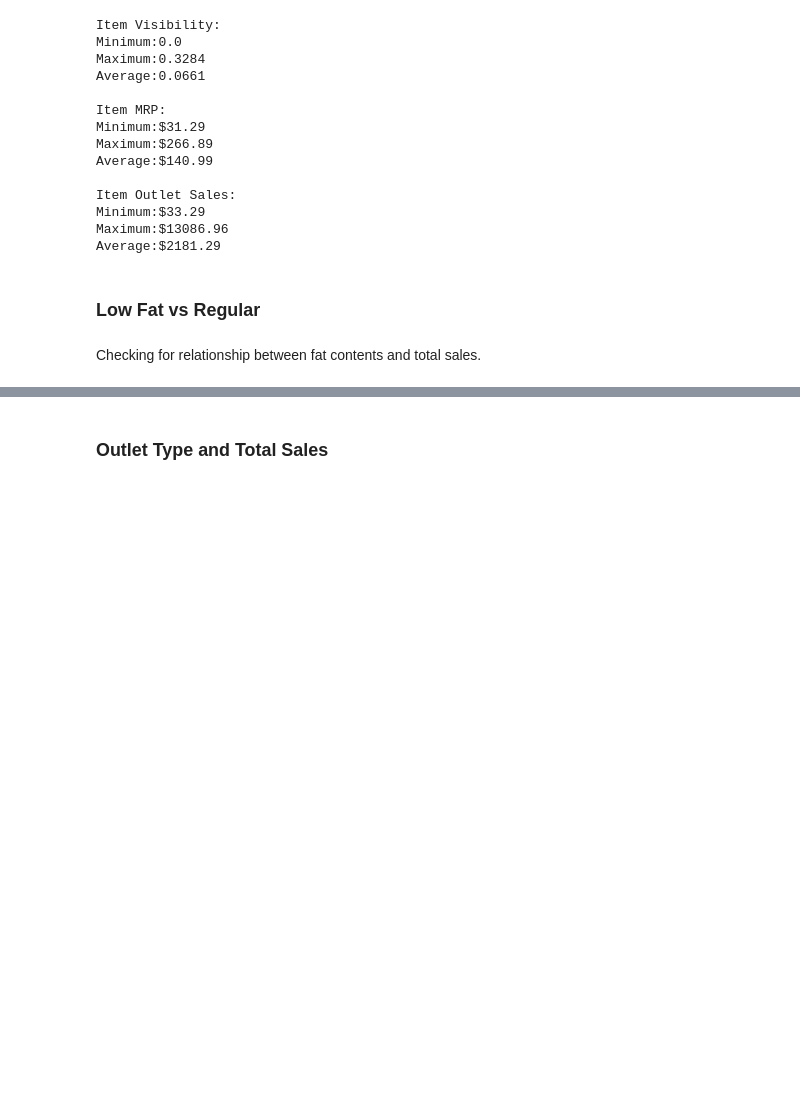
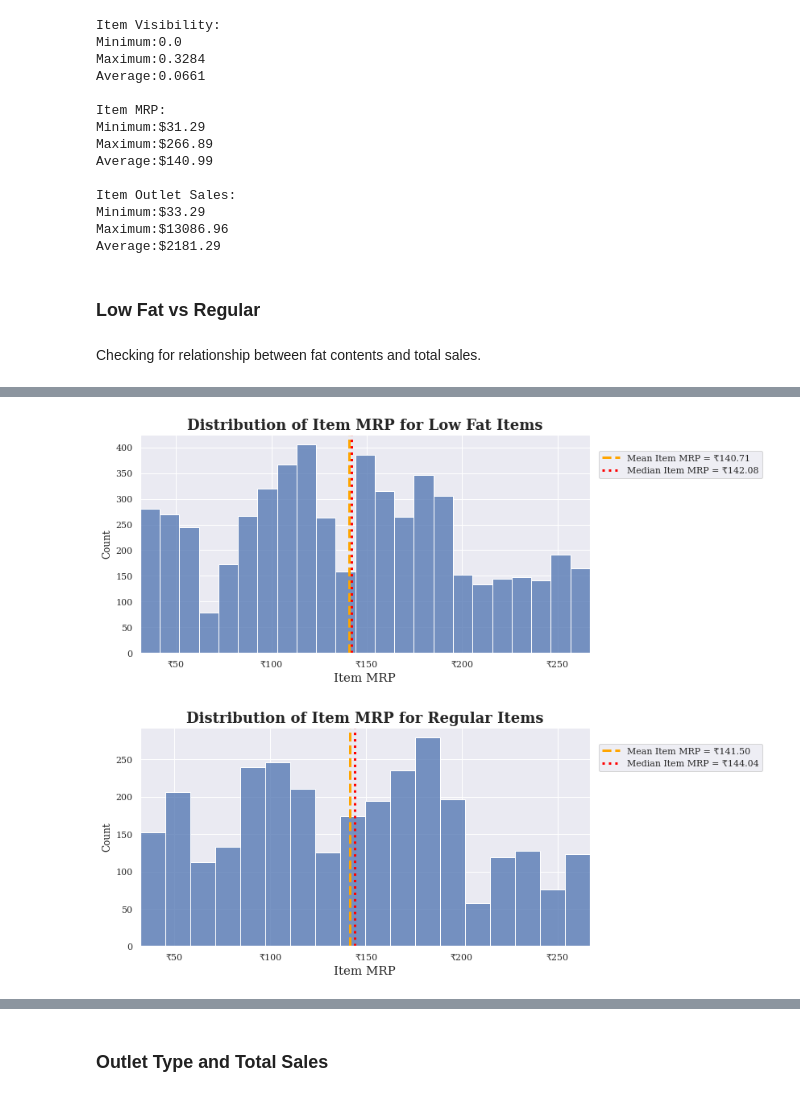
Before and after one commit to SantosAbimaelRomero/Sales-Preditions, a Jupyter notebook: Sales_Predictions_Project.ipynb, the cells around one changed output, grey strips where cells are left out. Drawn from its saved outputs; the diff is of its cells as text; code cells hidden in the pictures; blank space fills up the shorter version.

```diff
--- a/Sales_Predictions_Project.ipynb
+++ b/Sales_Predictions_Project.ipynb
@@ -358,0 +404,6 @@ sns.histplot(data = reg_fat, x = 'Item_Outlet_Sales', ax=axes[1], bins='auto')
+# %%
+fat_dist(low_fat, 'Item MRP', 'Low Fat', 2)
+fat_dist(reg_fat, 'Item MRP', 'Regular', 2);
+# %% [output]
+[figure, added]
+[figure, added]
```
Also changed, not shown: parts of 24 cells of this notebook.
